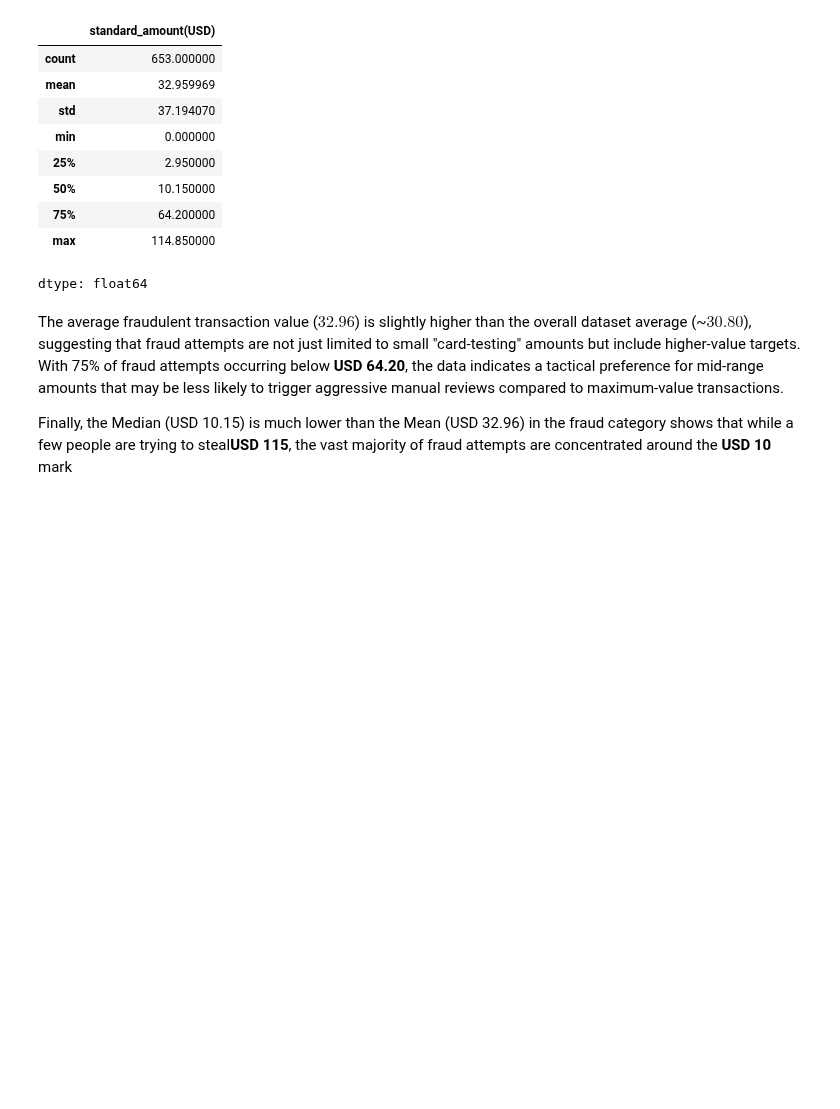
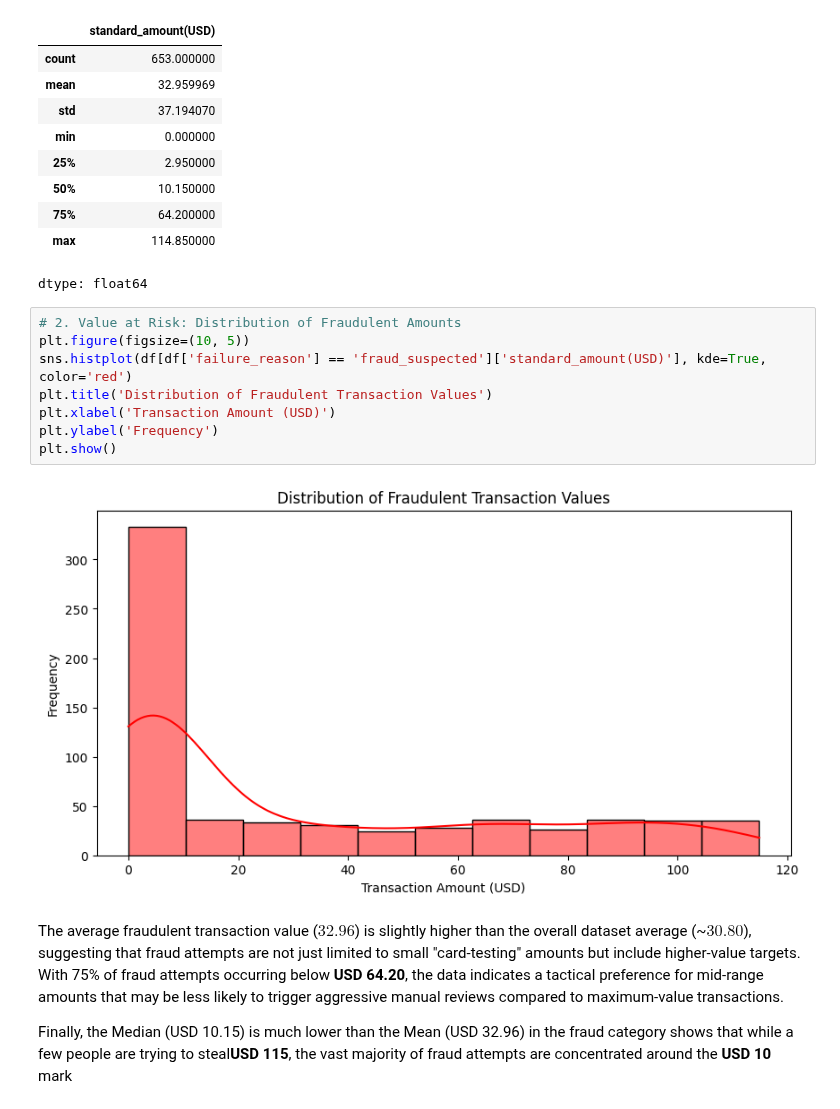
Before and after one commit to mutumaian29/payments-intelligence, a Jupyter notebook: Fraud_and_Monitoring(Project_Shield_and_Scale).ipynb, the cells around one changed output. Cells and saved outputs as stored; diff of their text form; blank space fills up the shorter version.

```diff
--- a/Fraud_and_Monitoring(Project_Shield_and_Scale).ipynb
+++ b/Fraud_and_Monitoring(Project_Shield_and_Scale).ipynb
@@ -545,6 +558,16 @@ averagefraud_trx_value
 | 75% | 64.200000 |
 | max | 114.850000 |
 dtype: float64
+# %%
+# 2. Value at Risk: Distribution of Fraudulent Amounts
+plt.figure(figsize=(10, 5))
+sns.histplot(df[df['failure_reason'] == 'fraud_suspected']['standard_amount(USD)'], kde=True, color='red')
+plt.title('Distribution of Fraudulent Transaction Values')
+plt.xlabel('Transaction Amount (USD)')
+plt.ylabel('Frequency')
+plt.show()
+# %% [output]
+[figure, added]
 # %% [markdown]
 The average fraudulent transaction value ($32.96$) is slightly higher than the overall dataset average (~$30.80$), suggesting that fraud attempts are not just limited to small "card-testing" amounts but include higher-value targets. With 75% of fraud attempts occurring below **USD 64.20**, the data indicates a tactical preference for mid-range amounts that may be less likely to trigger aggressive manual reviews compared to maximum-value transactions.
 
```
Also changed, not shown: parts of 6 cells of this notebook.
